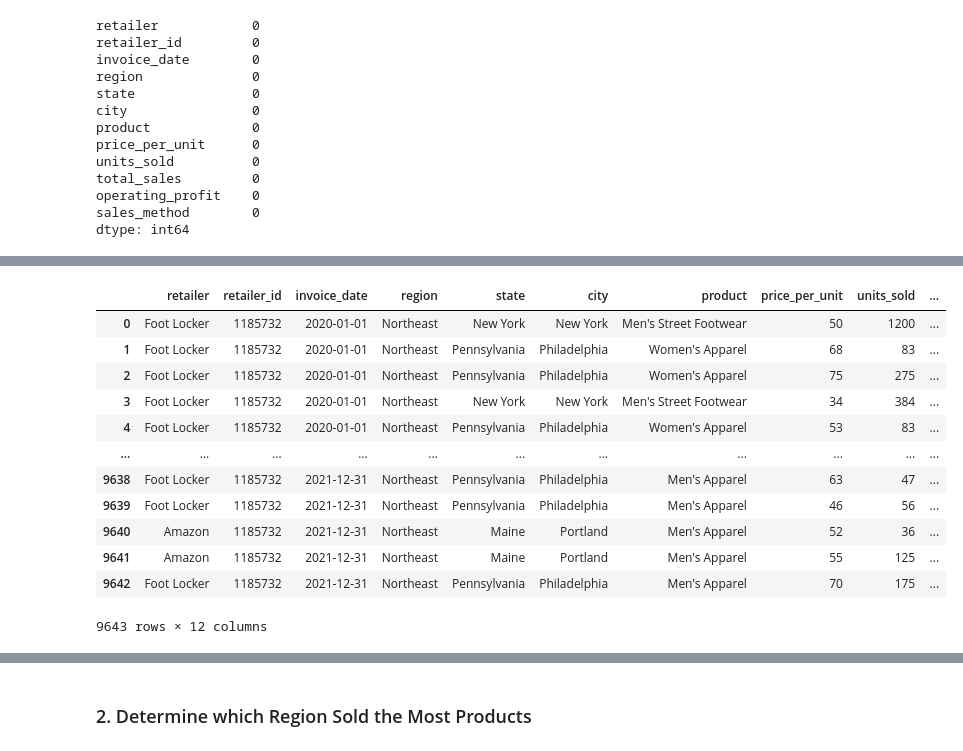
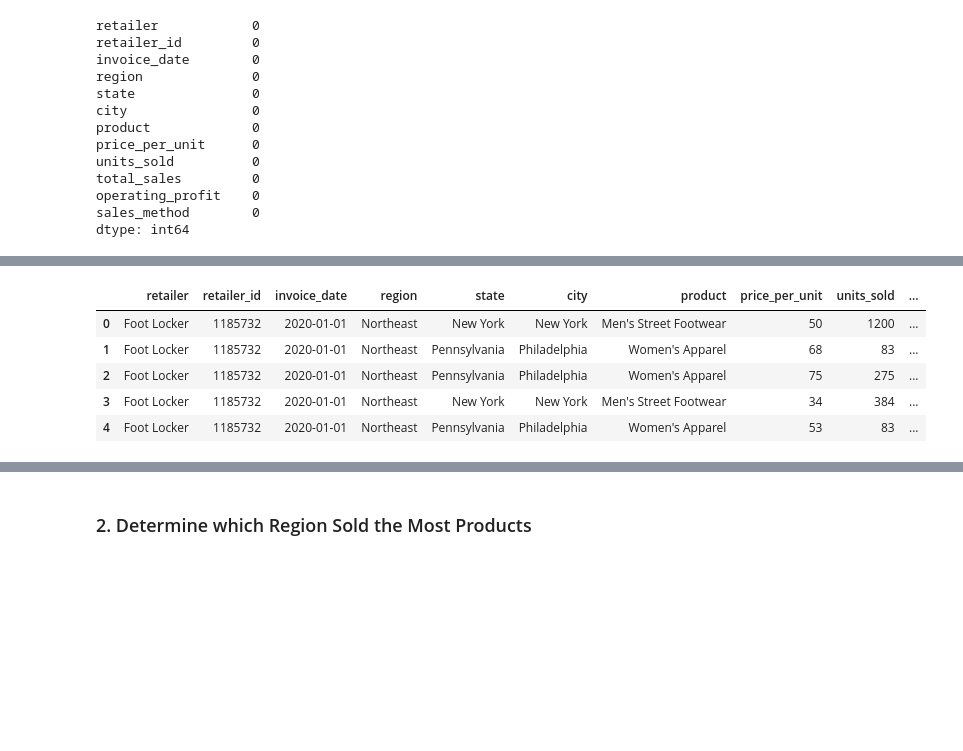
Before and after one commit to ArmZamJr/athletic_sales_analysis, a Jupyter notebook: athletic_sales_analysis.ipynb, the cells around one changed output, grey strips where cells are left out. Saved outputs shown, nothing was run; the diff lists cells and outputs as text; code cells hidden in the pictures; blank space fills up the shorter version.

```diff
--- a/athletic_sales_analysis.ipynb
+++ b/athletic_sales_analysis.ipynb
@@ -94,7 +94,7 @@ memory usage: 782.6+ KB
 #### Combine the sales data by rows.
 # %%
 # Combine the 2020 and 2021 sales DataFrames on the rows and reset the index.
-combine_df = pd.concat([df2020, df2021])
+combine_df = pd.concat([df2020, df2021], join='inner')
 combine_df.reset_index(drop=True, inplace=True)
 combine_df
 # %% [output]
@@ -155,22 +155,15 @@ dtypes: float64(1), int64(4), object(7)
 memory usage: 904.2+ KB
 # %%
 # Convert the "invoice_date" to a datetime datatype
-combine_df['invoice_date'] = pd.to_datetime(combine_df['invoice_date'], format='%Y-%m-%d')
-combine_df
+combine_df['invoice_date']= pd.to_datetime(combine_df['invoice_date'], errors='coerce')
+combine_df.head()
 # %% [output]
 |  | retailer | retailer_id | invoice_date | region | state | city | product | price_per_unit | units_sold | ... |
 | 0 | Foot Locker | 1185732 | 2020-01-01 | Northeast | New York | New York | Men's Street Footwear | 50 | 1200 | ... |
 | 1 | Foot Locker | 1185732 | 2020-01-01 | Northeast | Pennsylvania | Philadelphia | Women's Apparel | 68 | 83 | ... |
 | 2 | Foot Locker | 1185732 | 2020-01-01 | Northeast | Pennsylvania | Philadelphia | Women's Apparel | 75 | 275 | ... |
 | 3 | Foot Locker | 1185732 | 2020-01-01 | Northeast | New York | New York | Men's Street Footwear | 34 | 384 | ... |
 | 4 | Foot Locker | 1185732 | 2020-01-01 | Northeast | Pennsylvania | Philadelphia | Women's Apparel | 53 | 83 | ... |
-| ... | ... | ... | ... | ... | ... | ... | ... | ... | ... | ... |
-| 9638 | Foot Locker | 1185732 | 2021-12-31 | Northeast | Pennsylvania | Philadelphia | Men's Apparel | 63 | 47 | ... |
-| 9639 | Foot Locker | 1185732 | 2021-12-31 | Northeast | Pennsylvania | Philadelphia | Men's Apparel | 46 | 56 | ... |
-| 9640 | Amazon | 1185732 | 2021-12-31 | Northeast | Maine | Portland | Men's Apparel | 52 | 36 | ... |
-| 9641 | Amazon | 1185732 | 2021-12-31 | Northeast | Maine | Portland | Men's Apparel | 55 | 125 | ... |
-| 9642 | Foot Locker | 1185732 | 2021-12-31 | Northeast | Pennsylvania | Philadelphia | Men's Apparel | 70 | 175 | ... |
-9643 rows × 12 columns
 # %%
 # Confirm that the "invoice_date" data type has been changed.
 combine_df.info()
```
Also changed, not shown: parts of 13 cells of this notebook, 1 other file.
